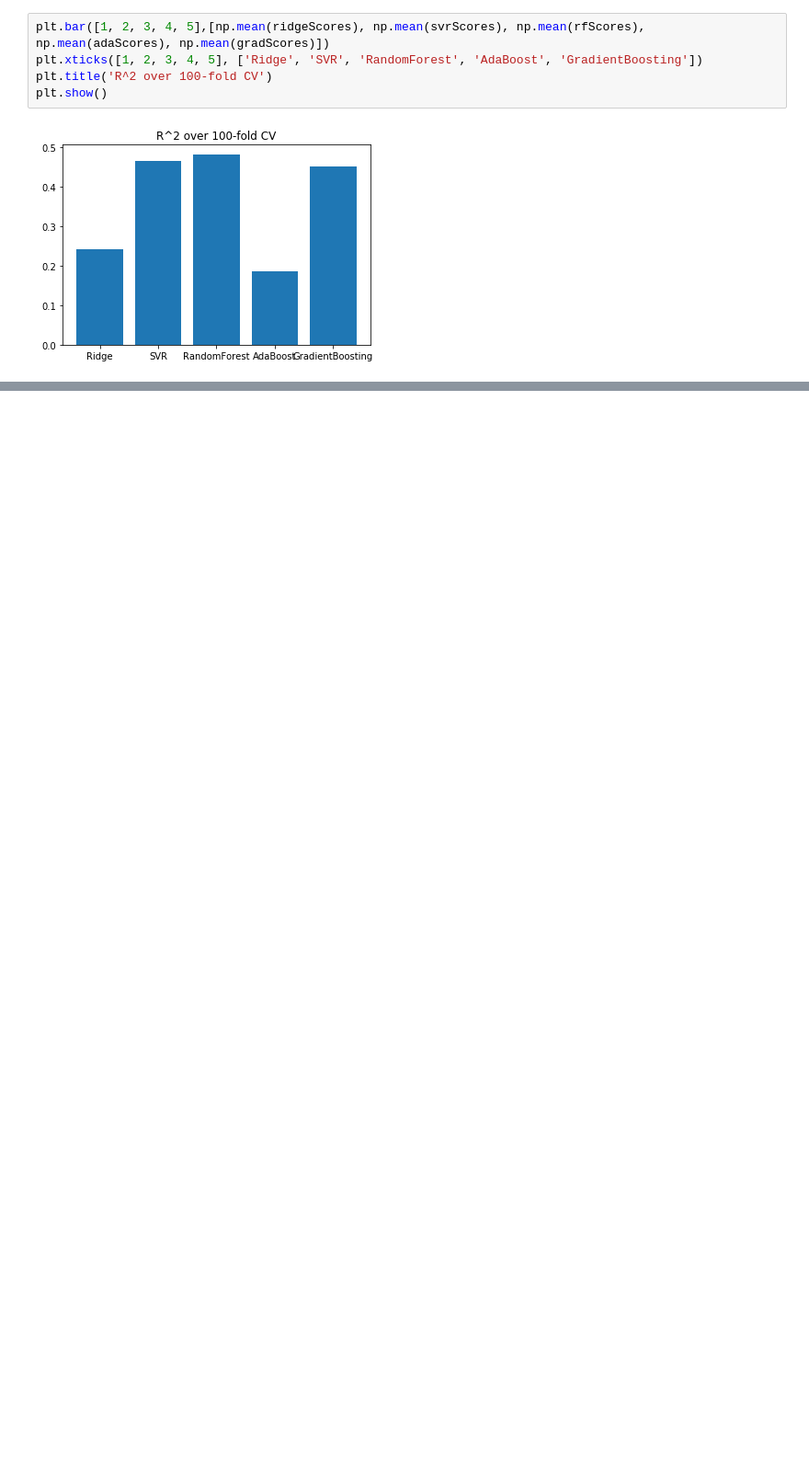
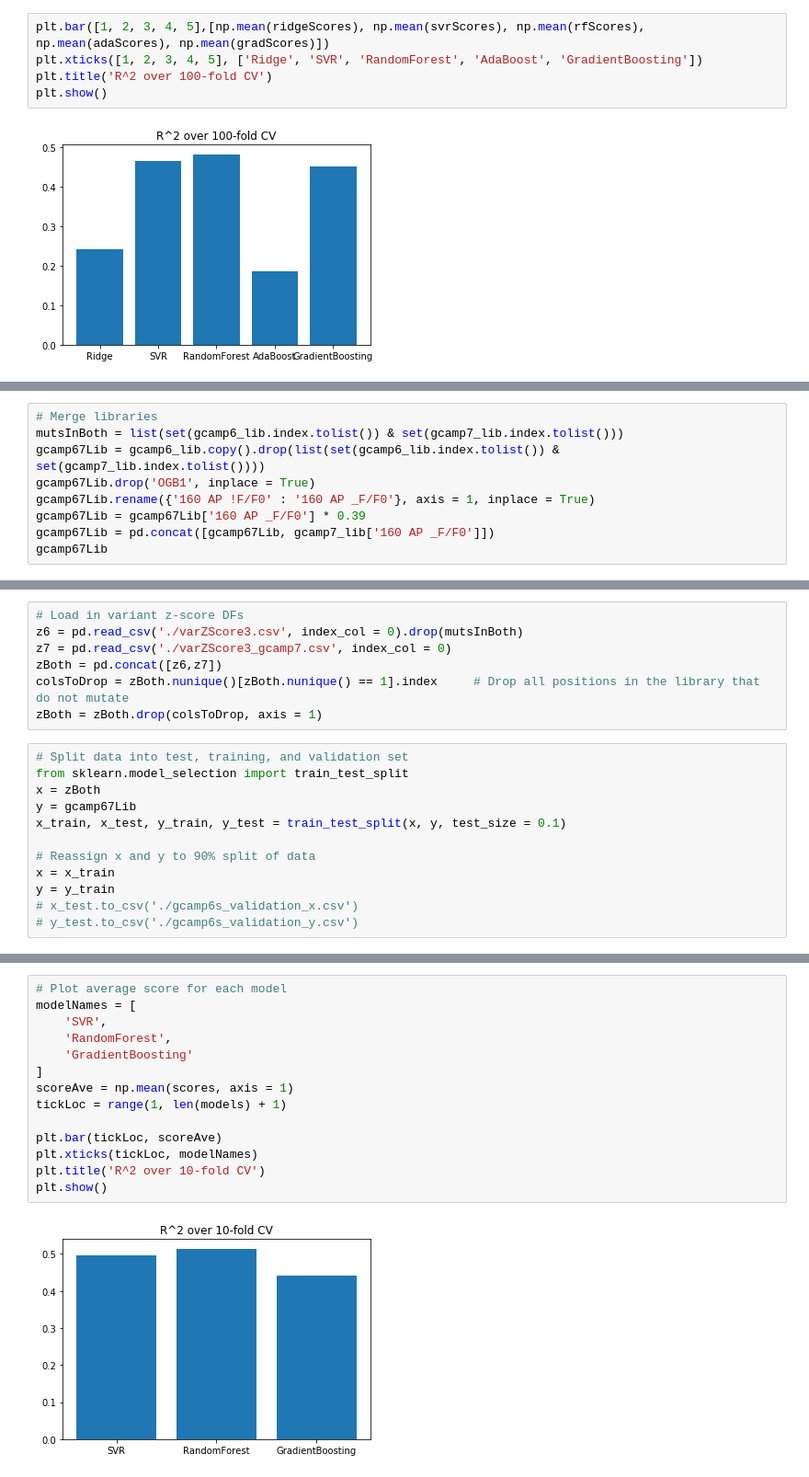
Before and after one commit to nguyenvanessa/GCaMP, a Jupyter notebook: GCaMP7 Library Preprocessing.ipynb, the cells around one changed output, grey strips where cells are left out. Shown: that part at 92% size. Cells and saved outputs as stored; diff of their text form; blank space fills up the shorter version.

```diff
--- a/GCaMP7 Library Preprocessing.ipynb
+++ b/GCaMP7 Library Preprocessing.ipynb
@@ -435,0 +508,9 @@ plt.show()
+# %%
+# Merge libraries
+mutsInBoth = list(set(gcamp6_lib.index.tolist()) & set(gcamp7_lib.index.tolist()))
+gcamp67Lib = gcamp6_lib.copy().drop(list(set(gcamp6_lib.index.tolist()) & set(gcamp7_lib.index.tolist())))
+gcamp67Lib.drop('OGB1', inplace = True)
+gcamp67Lib.rename({'160 AP !F/F0' : '160 AP _F/F0'}, axis = 1, inplace = True)
+gcamp67Lib = gcamp67Lib['160 AP _F/F0'] * 0.39
+gcamp67Lib = pd.concat([gcamp67Lib, gcamp7_lib['160 AP _F/F0']])
+gcamp67Lib
@@ -435,0 +535,19 @@ plt.show()
+# %%
+# Load in variant z-score DFs
+z6 = pd.read_csv('./varZScore3.csv', index_col = 0).drop(mutsInBoth)
+z7 = pd.read_csv('./varZScore3_gcamp7.csv', index_col = 0)
+zBoth = pd.concat([z6,z7])
+colsToDrop = zBoth.nunique()[zBoth.nunique() == 1].index     # Drop all positions in the library that do not mutate
+zBoth = zBoth.drop(colsToDrop, axis = 1)
+# %%
+# Split data into test, training, and validation set
+from sklearn.model_selection import train_test_split
+x = zBoth
+y = gcamp67Lib
+x_train, x_test, y_train, y_test = train_test_split(x, y, test_size = 0.1)
+
+# Reassign x and y to 90% split of data
+x = x_train
+y = y_train
+# x_test.to_csv('./gcamp6s_validation_x.csv')
+# y_test.to_csv('./gcamp6s_validation_y.csv')
@@ -435,0 +606,16 @@ plt.show()
+# %%
+# Plot average score for each model
+modelNames = [
+    'SVR',
+    'RandomForest',
+    'GradientBoosting'
+]
+scoreAve = np.mean(scores, axis = 1)
+tickLoc = range(1, len(models) + 1)
+
+plt.bar(tickLoc, scoreAve)
+plt.xticks(tickLoc, modelNames)
+plt.title('R^2 over 10-fold CV')
+plt.show()
+# %% [output]
+[figure, added]
```
Also changed, not shown: parts of 11 cells of this notebook, 5 other files.
